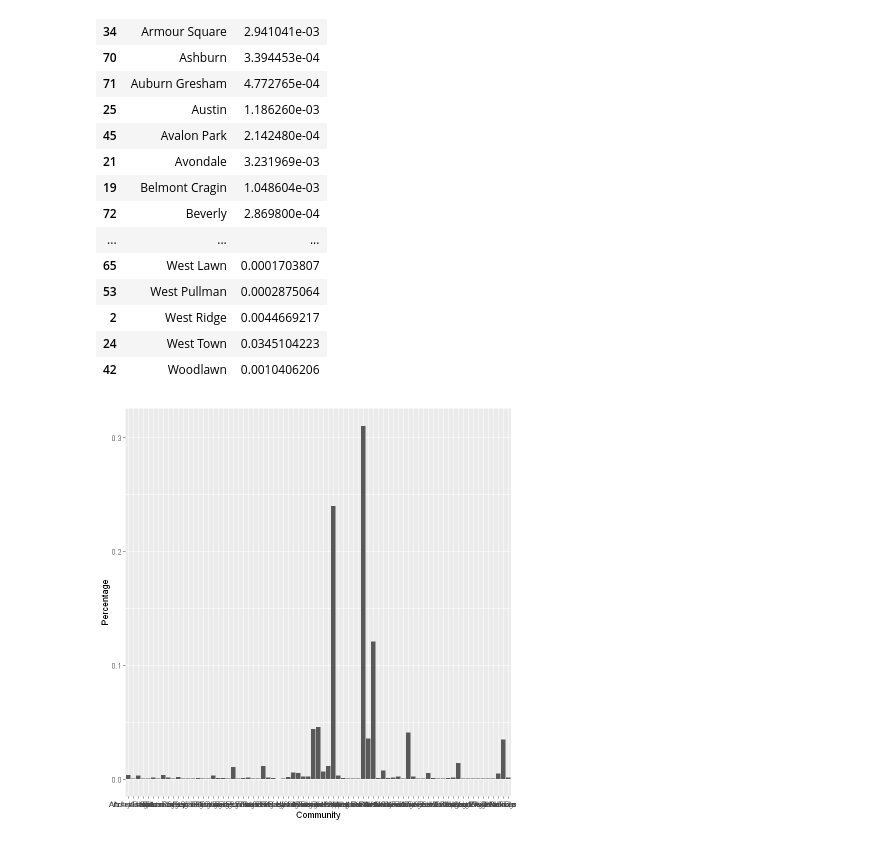
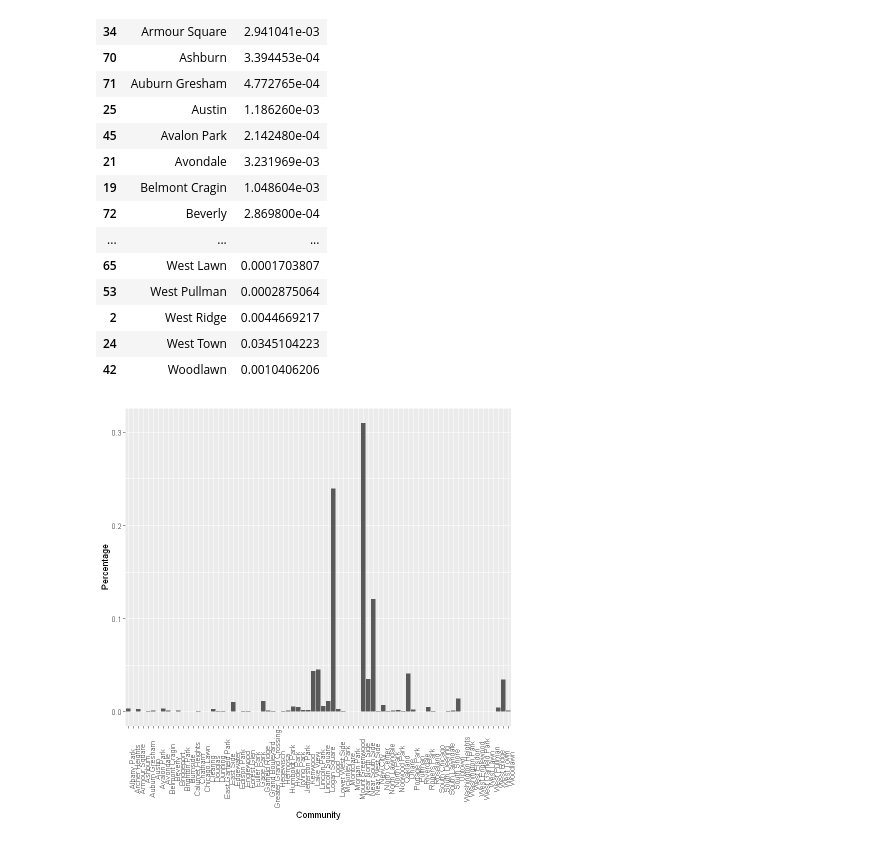
Before and after one commit to Rg3n0v4/bigYellowTaxi, a Jupyter notebook: Raph_ScrapNotebook.ipynb, the cells around one changed output. Cells and saved outputs as stored; diff of their text form; code cells hidden in the pictures.

Commit message:
add communities graph

```diff
--- a/Raph_ScrapNotebook.ipynb
+++ b/Raph_ScrapNotebook.ipynb
@@ -279,6 +279,7 @@ for(i in 1:77){
 #Table them as percentages
 count_sum <- sum(eachCommunity$Percentage)
 eachCommunity$Percentage <- eachCommunity$Percentage/count_sum
+eachCommunity <- eachCommunity[order(eachCommunity$Community),, drop=FALSE]
 eachCommunity
 #NOTE BAR CHART NEEDS TO SHOW COMMUNITIES ALPHABETICALLY
 # %% [output]
@@ -327,8 +328,8 @@ A data.frame: 77 × 2
 | 2 | West Ridge | 0.0044669217 |
 | 24 | West Town | 0.0345104223 |
 | 42 | Woodlawn | 0.0010406206 |
-# %%
-ggplot(sorting_com, aes(x=`Community`, y=`Percentage`)) +
-  geom_bar(stat="identity")
-# %% [output]
-[figure, removed]
+# %%
+ggplot(sorting_com, aes(x=`Community`, y=`Percentage`)) +
+  geom_bar(stat="identity") + theme(axis.text.x = element_text(angle = 90))
+# %% [output]
+[figure, added]
```
Also changed, not shown: parts of 1 cell of this notebook, 1 other file.
